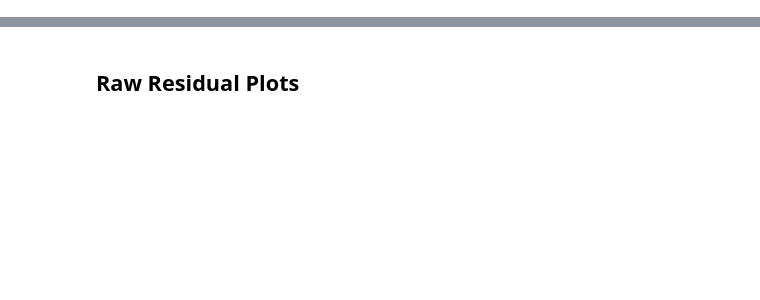
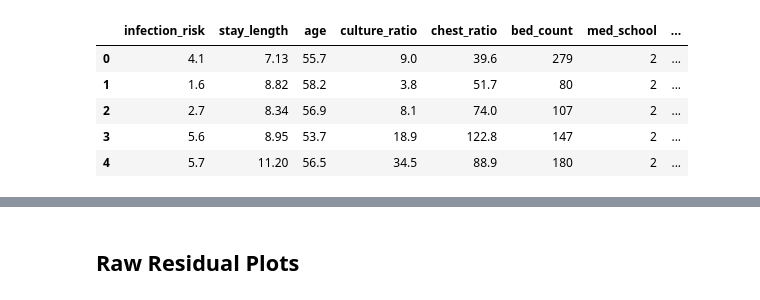
Before and after one commit to datagarret/linear_regression_project, a Jupyter notebook: SENIC Initial Regression.ipynb, the cells around one changed output, grey strips where cells are left out. Saved outputs shown, nothing was run; the diff lists cells and outputs as text; code cells hidden in the pictures; blank space fills up the shorter version.

```diff
--- a/SENIC Initial Regression.ipynb
+++ b/SENIC Initial Regression.ipynb
@@ -1,18 +1,25 @@
 # %%
 import pandas as pd
 import statsmodels.api as sm
+from statsmodels.nonparametric.smoothers_lowess import lowess as  sm_lowess
 from statsmodels.formula.api import ols
 import statsmodels.stats.api as sms
 from statsmodels.compat import lzip
 import matplotlib.pyplot as plt
 from scipy import stats
+import warnings
+warnings.filterwarnings('ignore')
 
-senic_df = pd.read_csv('./senic.csv')
-senic_df = senic_df.drop(['id'], axis=1)
+senic_df = pd.read_csv('./senic_output.csv')
 
-senic_df = senic_df[['infection_risk','stay_length', 'age','culture_ratio', 'chest_ratio',
-                     'bed_count', 'med_school', 'region', 'avg_daily_census', 'nurse_count',
-                     'available_services']]
+senic_df.head()
+# %% [output]
+|  | infection_risk | stay_length | age | culture_ratio | chest_ratio | bed_count | med_school | ... |
+| 0 | 4.1 | 7.13 | 55.7 | 9.0 | 39.6 | 279 | 2 | ... |
+| 1 | 1.6 | 8.82 | 58.2 | 3.8 | 51.7 | 80 | 2 | ... |
+| 2 | 2.7 | 8.34 | 56.9 | 8.1 | 74.0 | 107 | 2 | ... |
+| 3 | 5.6 | 8.95 | 53.7 | 18.9 | 122.8 | 147 | 2 | ... |
+| 4 | 5.7 | 11.20 | 56.5 | 34.5 | 88.9 | 180 | 2 | ... |
 # %%
 senic_columns = senic_df.columns
 
```
Also changed, not shown: parts of 7 cells of this notebook, 1 other file.
